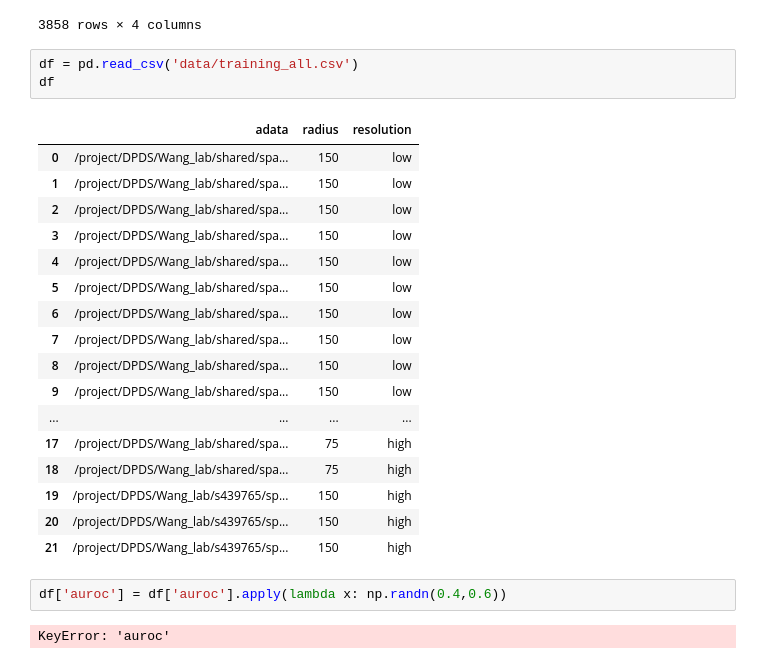
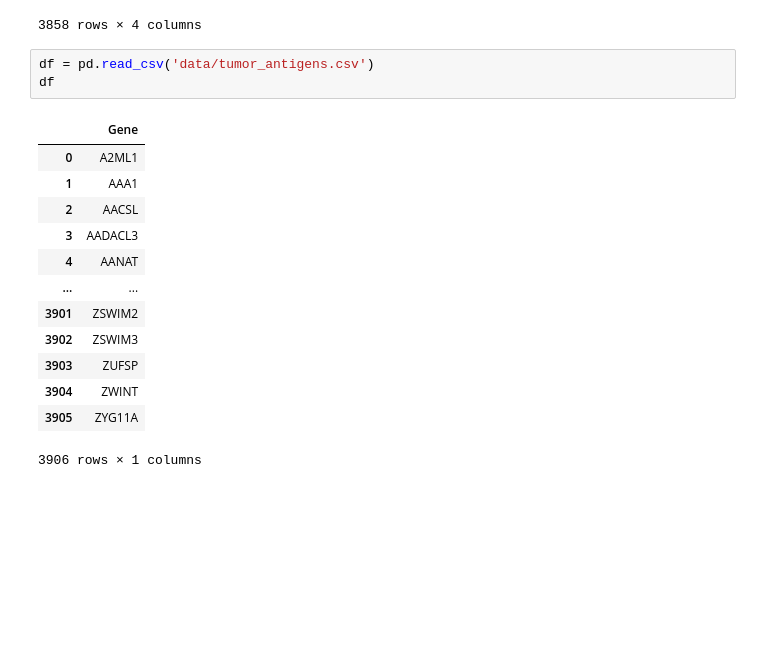
Before and after one commit to yaober/SPACER, a Jupyter notebook: data_process.ipynb, the cells around one changed output. Saved outputs shown, nothing was run; the diff lists cells and outputs as text; blank space fills up the shorter version.

```diff
--- a/data_process.ipynb
+++ b/data_process.ipynb
@@ -268,27 +268,19 @@ adata.obs
 | TGTTGGCCAGACCTAC-1 | 4900 | 4700 | 1 | 0 |
 3858 rows × 4 columns
 # %%
-df = pd.read_csv('data/training_all.csv')
+df = pd.read_csv('data/tumor_antigens.csv')
 df
 # %% [output]
-|  | adata | radius | resolution |
-| 0 | /project/DPDS/Wang_lab/shared/spa... | 150 | low |
-| 1 | /project/DPDS/Wang_lab/shared/spa... | 150 | low |
-| 2 | /project/DPDS/Wang_lab/shared/spa... | 150 | low |
-| 3 | /project/DPDS/Wang_lab/shared/spa... | 150 | low |
-| 4 | /project/DPDS/Wang_lab/shared/spa... | 150 | low |
-| 5 | /project/DPDS/Wang_lab/shared/spa... | 150 | low |
-| 6 | /project/DPDS/Wang_lab/shared/spa... | 150 | low |
-| 7 | /project/DPDS/Wang_lab/shared/spa... | 150 | low |
-| 8 | /project/DPDS/Wang_lab/shared/spa... | 150 | low |
-| 9 | /project/DPDS/Wang_lab/shared/spa... | 150 | low |
-| ... | ... | ... | ... |
-| 17 | /project/DPDS/Wang_lab/shared/spa... | 75 | high |
-| 18 | /project/DPDS/Wang_lab/shared/spa... | 75 | high |
-| 19 | /project/DPDS/Wang_lab/s439765/sp... | 150 | high |
-| 20 | /project/DPDS/Wang_lab/s439765/sp... | 150 | high |
-| 21 | /project/DPDS/Wang_lab/s439765/sp... | 150 | high |
+|  | Gene |
+| 0 | A2ML1 |
+| 1 | AAA1 |
+| 2 | AACSL |
+| 3 | AADACL3 |
+| 4 | AANAT |
+| ... | ... |
+| 3901 | ZSWIM2 |
+| 3902 | ZSWIM3 |
+| 3903 | ZUFSP |
+| 3904 | ZWINT |
+| 3905 | ZYG11A |
+3906 rows × 1 columns
-# %%
-df['auroc'] = df['auroc'].apply(lambda x: np.randn(0.4,0.6))
-# %% [output]
-KeyError: 'auroc'
```
Also changed, not shown: parts of 5 cells of this notebook, 1 other file.
